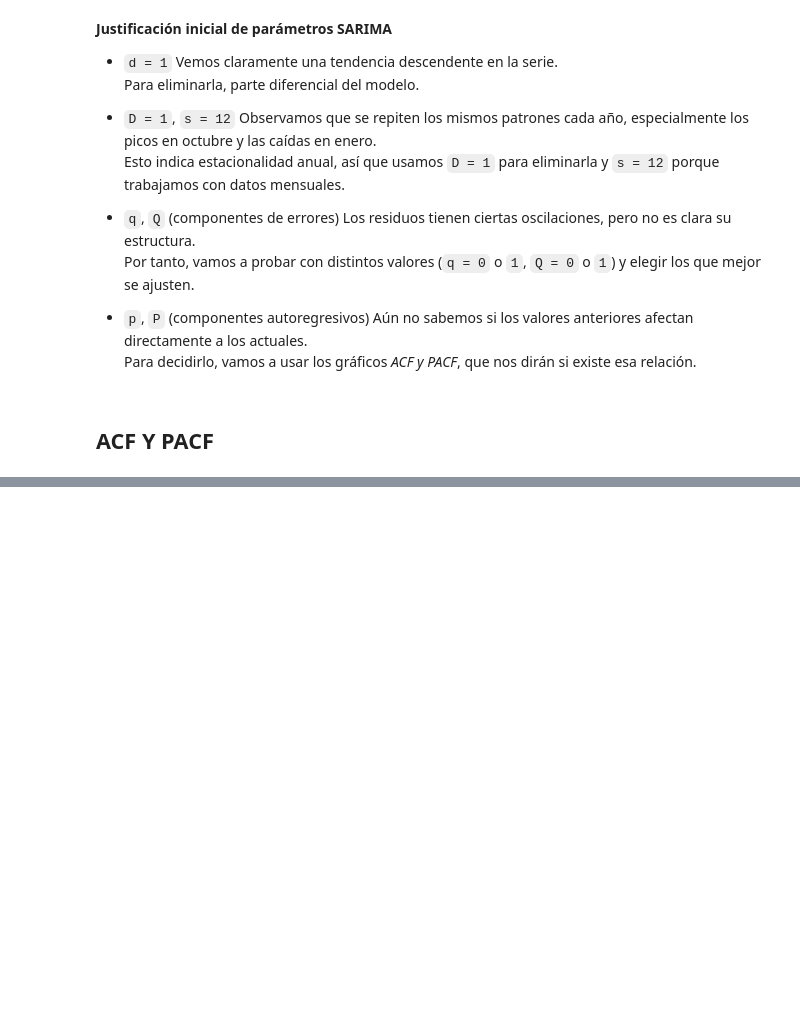
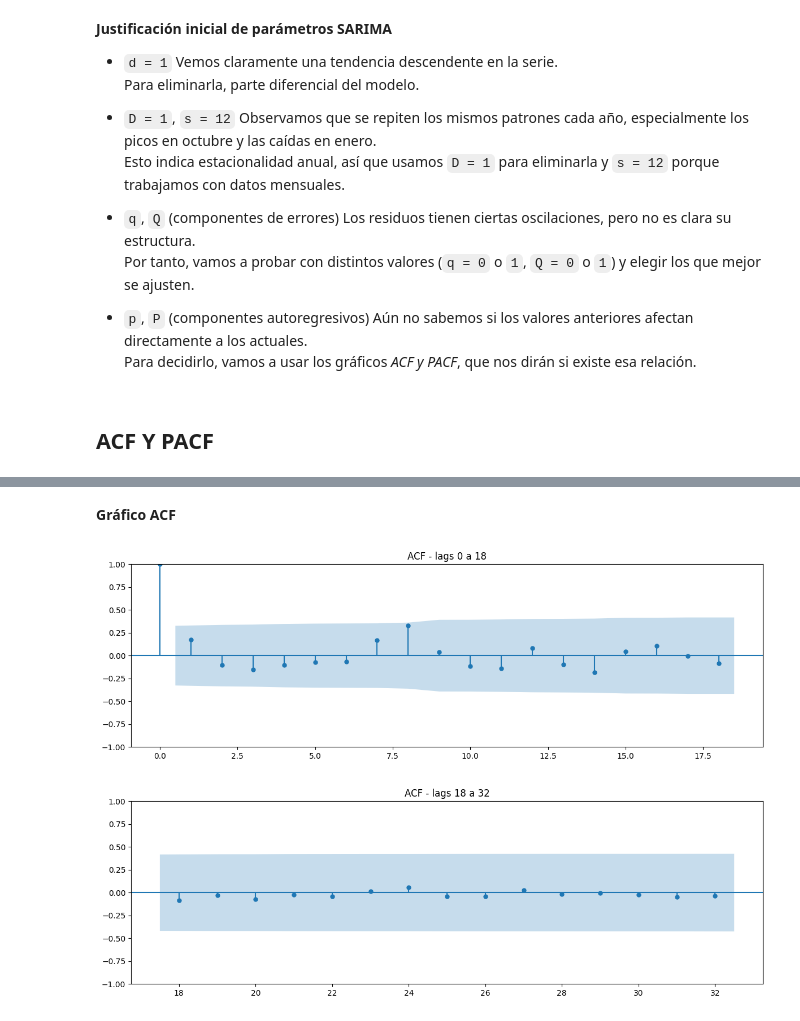
Before and after one commit to martinagg7/ia_MMM, a Jupyter notebook: notebooks/01_Sarima.ipynb, the cells around one changed output, grey strips where cells are left out. Saved outputs shown, nothing was run; the diff lists cells and outputs as text; code cells hidden in the pictures; blank space fills up the shorter version.

Commit message:
cr:end  sarima series

```diff
--- a/notebooks/01_Sarima.ipynb
+++ b/notebooks/01_Sarima.ipynb
@@ -248,0 +198,20 @@ NameError: name 'modelo_sarima' is not defined
+# %% [markdown]
+**Gráfico ACF**
+# %%
+#Gráficos ACF (0-18 y 18-32)
+
+fig, ax1 = plt.subplots(figsize=(12, 4))
+plot_acf(serie, lags=18, ax=ax1)
+ax1.set_title('ACF - lags 0 a 18')
+plt.tight_layout()
+plt.show()
+
+
+fig, ax2 = plt.subplots(figsize=(12, 4))
+plot_acf(serie, lags=range(18, 33), ax=ax2)
+ax2.set_title('ACF - lags 18 a 32')
+plt.tight_layout()
+plt.show()
+# %% [output]
+[figure, added]
+[figure, added]
```
Also changed, not shown: parts of 25 cells of this notebook.
